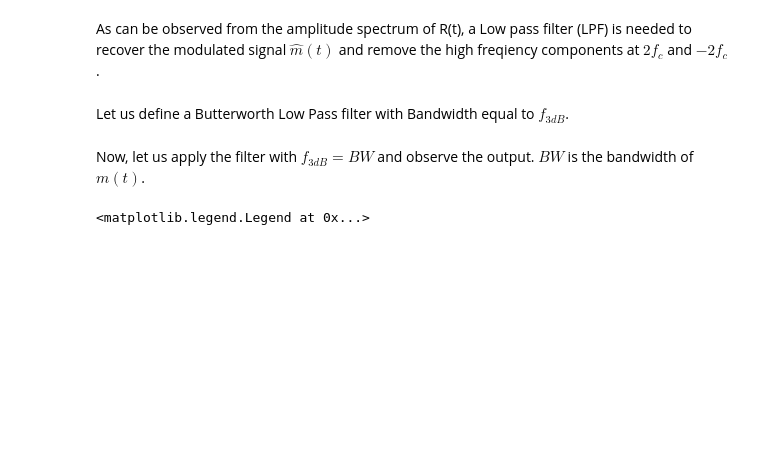
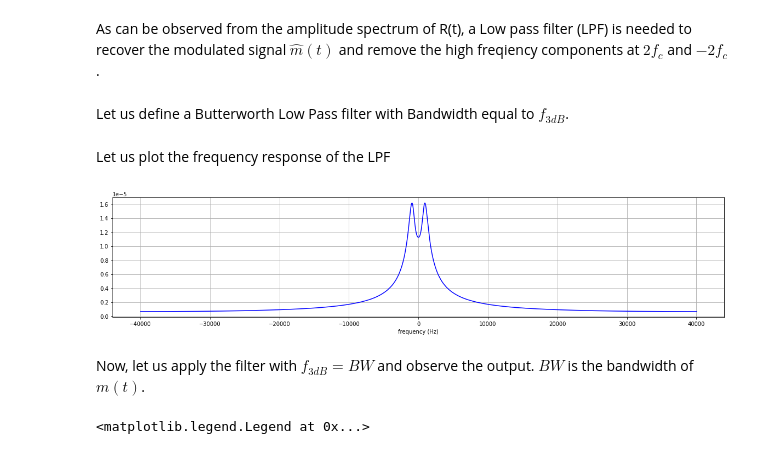
Before and after one commit to mkjubran/ENEE4103, a Jupyter notebook: DSB_SC_Modulation.ipynb, the cells around one changed output. Drawn from its saved outputs; the diff is of its cells as text; code cells hidden in the pictures; blank space fills up the shorter version.

```diff
--- a/DSB_SC_Modulation.ipynb
+++ b/DSB_SC_Modulation.ipynb
@@ -392,6 +392,35 @@ def func_filter(rt,f3db,Tstep,forder):
    b, a = signal.butter(forder, w, 'low')
    output = signal.filtfilt(b, a, rt)
    return output
+# %% [markdown]
+Let us plot the frequency response of the LPF
+# %%
+# LPF parameters
+f3db = 1000  # Cut-off frequency of the filter
+forder=3 # order of the filter
+
+L=len(t)
+impls=np.zeros(L)
+impls[0]=1
+
+## apply the filter
+Filter_output = func_filter(impls,f3db,Tstep,forder)
+
+## plot the transfer function of the filter
+N=len(t)
+FILTER_OUTPUT = np.abs(np.fft.fft(Filter_output))  # fft of the impulse signal
+freqs = np.fft.fftfreq(impls.size, Tstep)
+idx = np.argsort(freqs)
+freqs=freqs[idx]
+FILTER_OUTPUT=FILTER_OUTPUT[idx]/N
+plt.figure(figsize=(20,4))
+plt.plot(freqs, FILTER_OUTPUT,'b')
+plt.xlabel('frequency (Hz)')
+xticks = np.arange(np.min(freqs), np.max(freqs), 500)
+#plt.xticks(xticks)
+plt.grid()
+# %% [output]
+[figure, added]
 # %% [markdown]
 Now, let us apply the filter with $f_{3dB}=BW$ and observe the output. $BW$ is the bandwidth of $m(t)$.
 # %%
```
